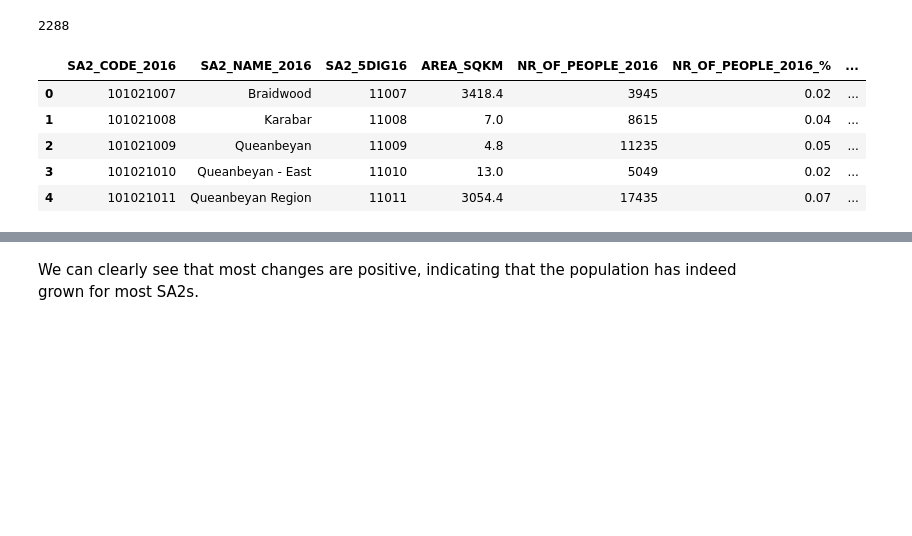
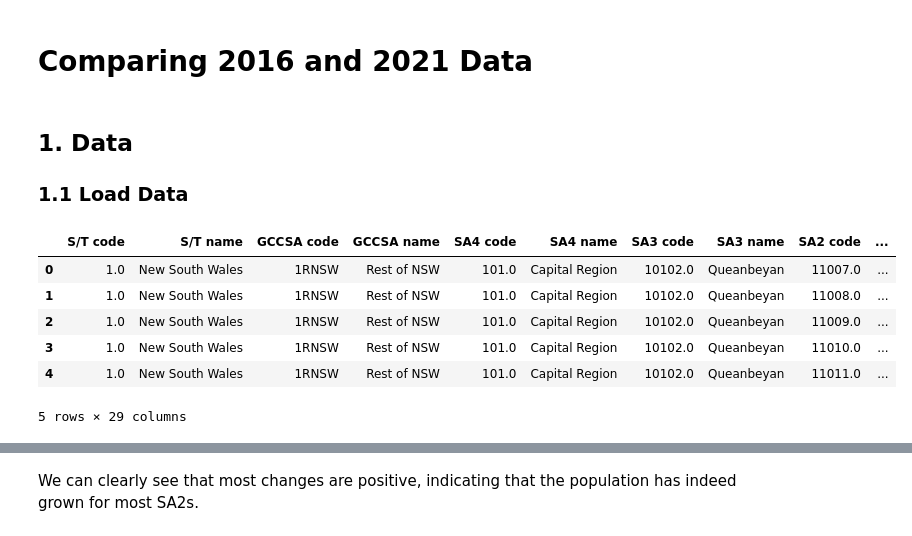
Before and after one commit to NielsvBeuningen/knowledge-engineering, a Jupyter notebook: data/compare2016-2021.ipynb, the cells around one changed output, grey strips where cells are left out. Drawn from its saved outputs; the diff is of its cells as text; code cells hidden in the pictures; blank space fills up the shorter version.

```diff
--- a/data/compare2016-2021.ipynb
+++ b/data/compare2016-2021.ipynb
@@ -1,18 +1,24 @@
+# %% [markdown]
+# Comparing 2016 and 2021 Data
 # %%
 import pandas as pd
 import numpy as np
 import plotly.express as px
-# %%
-df_2016 = pd.read_csv("processed/SA2PopulationData2016.csv")
-df_2016["SA2_5DIG16"]=[str(i) for i in df_2016["SA2_5DIG16"]]
-df_2016["SA2_CODE_2016"]=[str(i) for i in df_2016["SA2_CODE_2016"]]
-print(len(df_2016))
-df_2016.head()
-# %% [output]
-2288
-|  | SA2_CODE_2016 | SA2_NAME_2016 | SA2_5DIG16 | AREA_SQKM | NR_OF_PEOPLE_2016 | NR_OF_PEOPLE_2016_% | ... |
-| 0 | 101021007 | Braidwood | 11007 | 3418.4 | 3945 | 0.02 | ... |
-| 1 | 101021008 | Karabar | 11008 | 7.0 | 8615 | 0.04 | ... |
-| 2 | 101021009 | Queanbeyan | 11009 | 4.8 | 11235 | 0.05 | ... |
-| 3 | 101021010 | Queanbeyan - East | 11010 | 13.0 | 5049 | 0.02 | ... |
-| 4 | 101021011 | Queanbeyan Region | 11011 | 3054.4 | 17435 | 0.07 | ... |
+# %% [markdown]
+## 1. Data
+### 1.1 Load Data
+# %%
+# df_2016o = pd.read_csv("processed/SA2PopulationData2016.csv")
+# df_2016o.head()
+
+
+df_2016 = pd.read_excel("new data/2016_data_good.xlsx")
+df_2016.head()
+# %% [output]
+|  | S/T code | S/T name | GCCSA code | GCCSA name | SA4 code | SA4 name | SA3 code | SA3 name | SA2 code | ... |
+| 0 | 1.0 | New South Wales | 1RNSW | Rest of NSW | 101.0 | Capital Region | 10102.0 | Queanbeyan | 11007.0 | ... |
+| 1 | 1.0 | New South Wales | 1RNSW | Rest of NSW | 101.0 | Capital Region | 10102.0 | Queanbeyan | 11008.0 | ... |
+| 2 | 1.0 | New South Wales | 1RNSW | Rest of NSW | 101.0 | Capital Region | 10102.0 | Queanbeyan | 11009.0 | ... |
+| 3 | 1.0 | New South Wales | 1RNSW | Rest of NSW | 101.0 | Capital Region | 10102.0 | Queanbeyan | 11010.0 | ... |
+| 4 | 1.0 | New South Wales | 1RNSW | Rest of NSW | 101.0 | Capital Region | 10102.0 | Queanbeyan | 11011.0 | ... |
+5 rows × 29 columns
```
Also changed, not shown: parts of 59 cells of this notebook, 1 other file.
